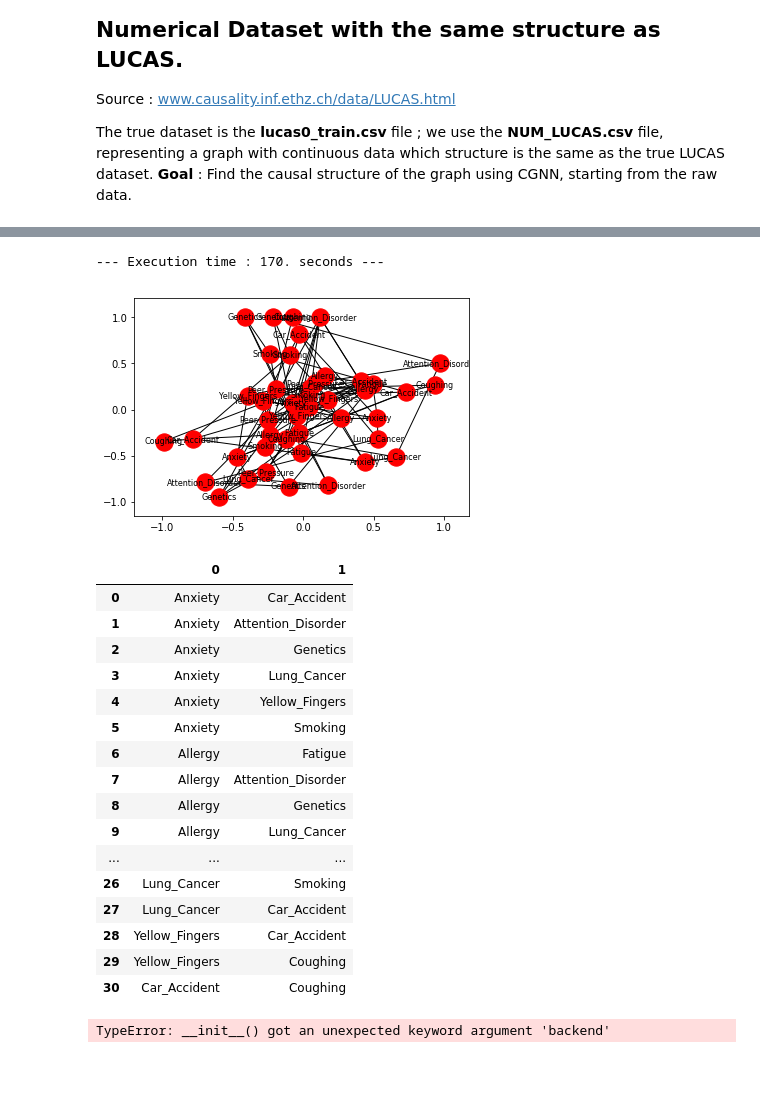
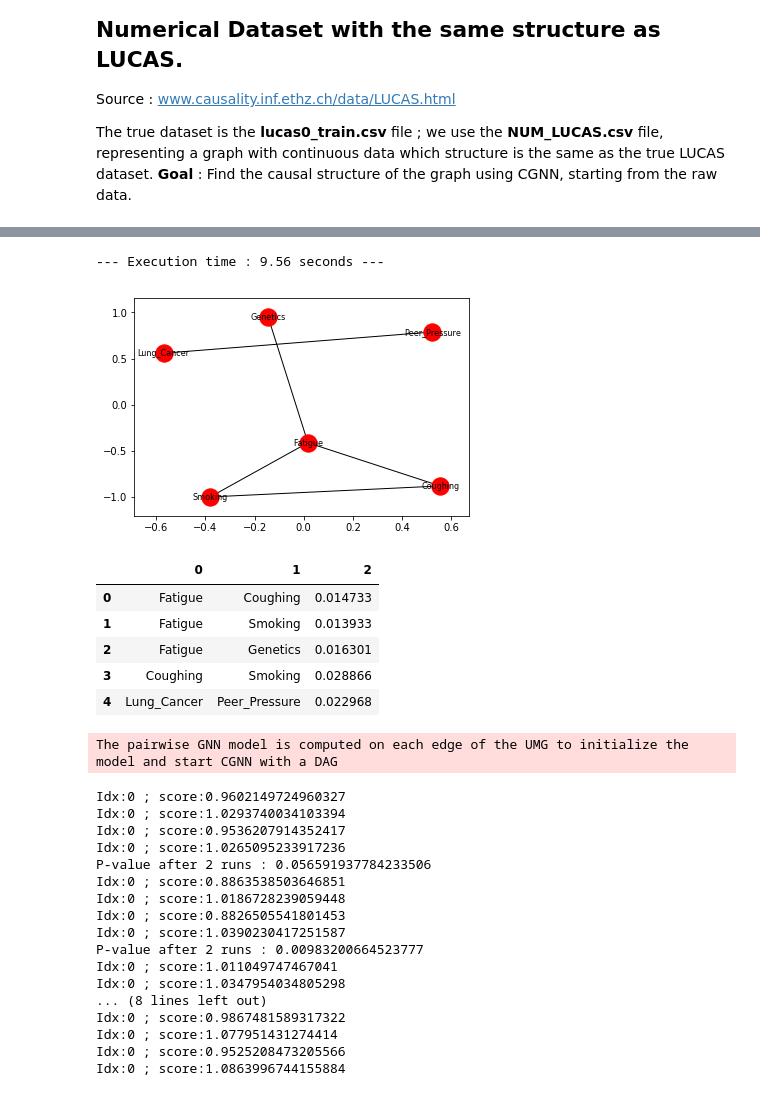
Before and after one commit to FenTechSolutions/CausalDiscoveryToolbox, a Jupyter notebook: examples/Discovery_LUCAS.ipynb, the cells around one changed output, grey strips where cells are left out. Cells and saved outputs as stored; diff of their text form; code cells hidden in the pictures; blank space fills up the shorter version.

```diff
--- a/examples/Discovery_LUCAS.ipynb
+++ b/examples/Discovery_LUCAS.ipynb
@@ -54,47 +33,53 @@ data.head()
 # %%
 # Finding the structure of the graph
 from cdt.independence.graph import FSGNN
+from cdt import SETTINGS
 Fsgnn = FSGNN()
+
 start_time = time.time()
-ugraph = Fsgnn.predict(data, train_epochs=200, test_epochs=200)
+ugraph = Fsgnn.predict(data, train_epochs=20, test_epochs=20, threshold=1e-2, l1=0.006)
 print("--- Execution time : %4.4s seconds ---" % (time.time() - start_time))
 nx.draw_networkx(ugraph, font_size=8) # The plot function allows for quick visualization of the graph.
 plt.show()
 # List results
-pd.DataFrame(list(ugraph.edges()))
+pd.DataFrame(list(ugraph.edges(data='weight')))
 # %% [output]
---- Execution time : 170. seconds ---
+--- Execution time : 9.56 seconds ---
-[figure, old version]
+[figure, new version]
-|  | 0 | 1 |
-| 0 | Anxiety | Car_Accident |
-| 1 | Anxiety | Attention_Disorder |
-| 2 | Anxiety | Genetics |
-| 3 | Anxiety | Lung_Cancer |
-| 4 | Anxiety | Yellow_Fingers |
-| 5 | Anxiety | Smoking |
-| 6 | Allergy | Fatigue |
-| 7 | Allergy | Attention_Disorder |
-| 8 | Allergy | Genetics |
-| 9 | Allergy | Lung_Cancer |
-| ... | ... | ... |
-| 26 | Lung_Cancer | Smoking |
-| 27 | Lung_Cancer | Car_Accident |
-| 28 | Yellow_Fingers | Car_Accident |
-| 29 | Yellow_Fingers | Coughing |
-| 30 | Car_Accident | Coughing |
+|  | 0 | 1 | 2 |
+| 0 | Fatigue | Coughing | 0.014733 |
+| 1 | Fatigue | Smoking | 0.013933 |
+| 2 | Fatigue | Genetics | 0.016301 |
+| 3 | Coughing | Smoking | 0.028866 |
+| 4 | Lung_Cancer | Peer_Pressure | 0.022968 |
 # %%
 # Orient the edges of the graph
 from cdt.causality.graph import CGNN
-Cgnn = CGNN(backend="TensorFlow")
+Cgnn = CGNN()
 start_time = time.time()
-dgraph = Cgnn.predict(data, graph=ugraph)
+dgraph = Cgnn.predict(data, graph=ugraph, nb_runs=1, nb_max_runs=1, train_epochs=2, test_epochs=2)
 print("--- Execution time : %4.4s seconds ---" % (time.time() - start_time))
 
 # Plot the output graph
 nx.draw_networkx(dgraph, font_size=8) # The plot function allows for quick visualization of the graph.
 # Print output results :
-# print(list(dgraph.edges()))
-# Data can be generated using the graph output, with the method CGNN_generator_tf from cdt.generators.generators
-pd.DataFrame(list(dgraph.edges()), columns=['Cause', 'Effect', 'Score'])
+pd.DataFrame(list(dgraph.edges(data='weight')), columns=['Cause', 'Effect', 'Score'])
 # %% [output]
-TypeError: __init__() got an unexpected keyword argument 'backend'
+The pairwise GNN model is computed on each edge of the UMG to initialize the model and start CGNN with a DAG
+Idx:0 ; score:0.9602149724960327
+Idx:0 ; score:1.0293740034103394
+Idx:0 ; score:0.9536207914352417
+Idx:0 ; score:1.0265095233917236
+P-value after 2 runs : 0.056591937784233506
+Idx:0 ; score:0.8863538503646851
+Idx:0 ; score:1.0186728239059448
+Idx:0 ; score:0.8826505541801453
+Idx:0 ; score:1.0390230417251587
+P-value after 2 runs : 0.00983200664523777
+Idx:0 ; score:1.011049747467041
+Idx:0 ; score:1.0347954034805298
+... (8 lines left out)
+Idx:0 ; score:0.9867481589317322
+Idx:0 ; score:1.077951431274414
+Idx:0 ; score:0.9525208473205566
+Idx:0 ; score:1.0863996744155884
```
Also changed, not shown: parts of 2 cells of this notebook, 4 other files.
